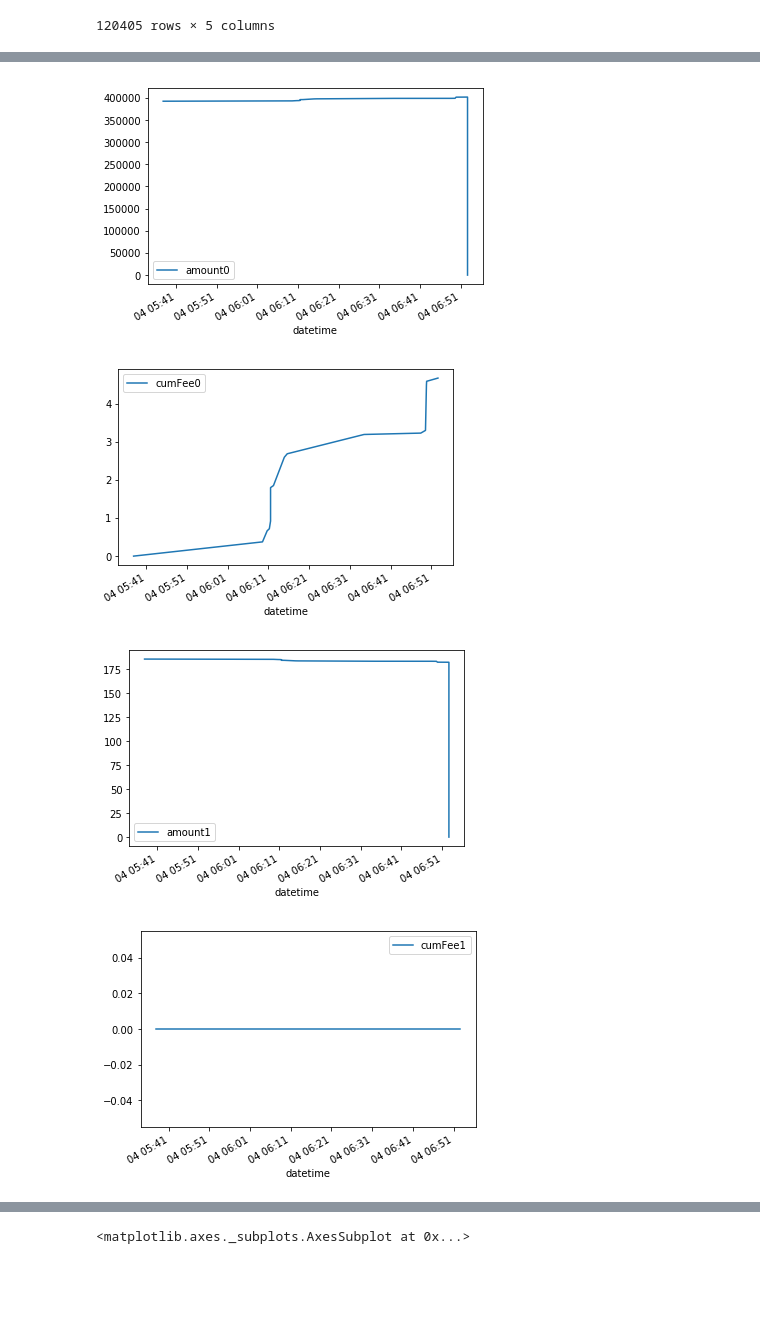
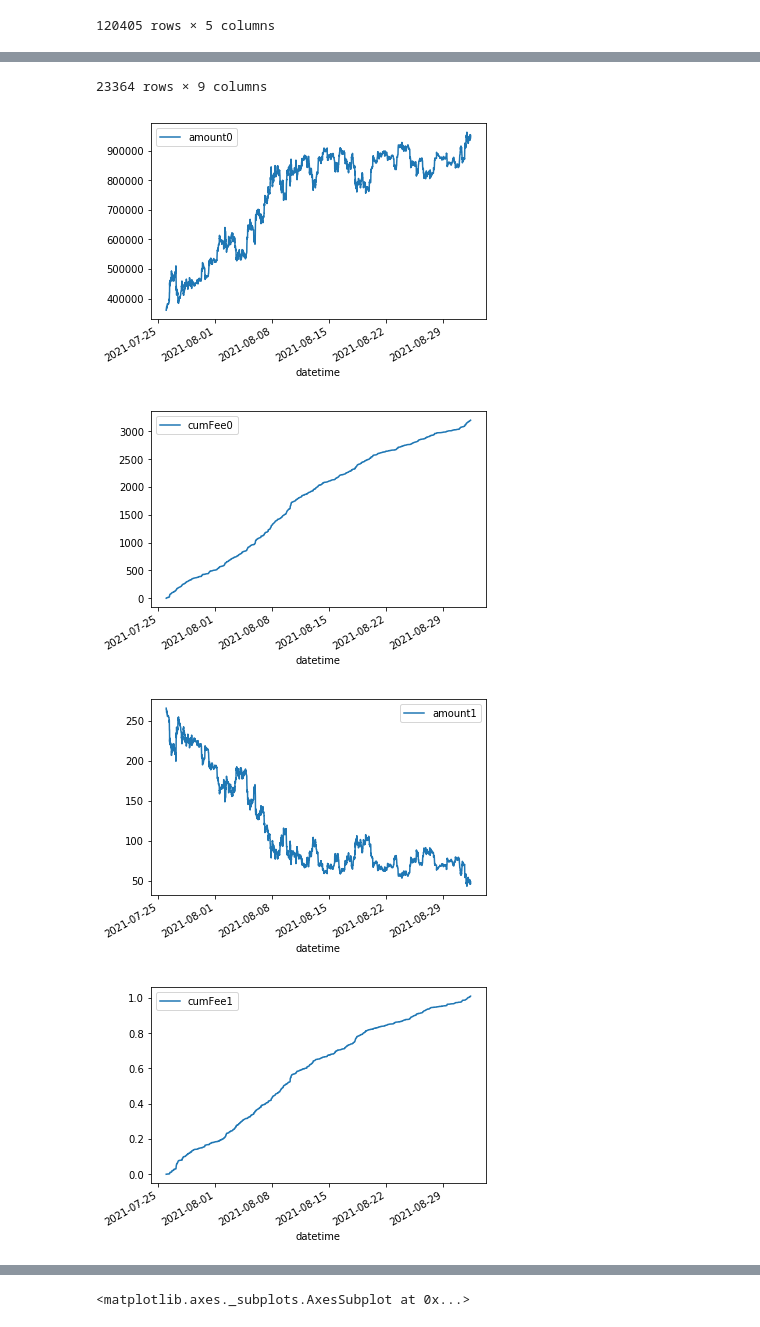
Before and after one commit to PXY11/work_pxy, a Jupyter notebook: strategy/strategy3_vol_usdceth_Case.ipynb, the cells around one changed output, grey strips where cells are left out. Saved outputs shown, nothing was run; the diff lists cells and outputs as text; code cells hidden in the pictures; blank space fills up the shorter version.

```diff
--- a/strategy/strategy3_vol_usdceth_Case.ipynb
+++ b/strategy/strategy3_vol_usdceth_Case.ipynb
@@ -196,4 +192,4 @@ report.positions[2].get_balance(plain=True, draw_plot=True)
 # %%
-report.positions[3].get_balance(plain=True, draw_plot=True)
+report.positions[2].get_balance(plain=True, draw_plot=True)
 # %% [output]
 |  | datetime | amount0 | fee0 | cumFee0 | collectedFee0 | amount1 | fee1 | cumFee1 | collectedFee1 |
@@ -216,7 +207,8 @@ report.positions[3].get_balance(plain=True, draw_plot=True)
+23364 rows × 9 columns
-[figure, old version]
+[figure, new version]
-[figure, old version]
+[figure, new version]
-[figure, old version]
+[figure, new version]
-[figure, old version]
+[figure, new version]
 # %%
 total_balance = report.total_balance(draw_plot=True, plain=True)
 # %% [output]
```
Also changed, not shown: parts of 8 cells of this notebook.
